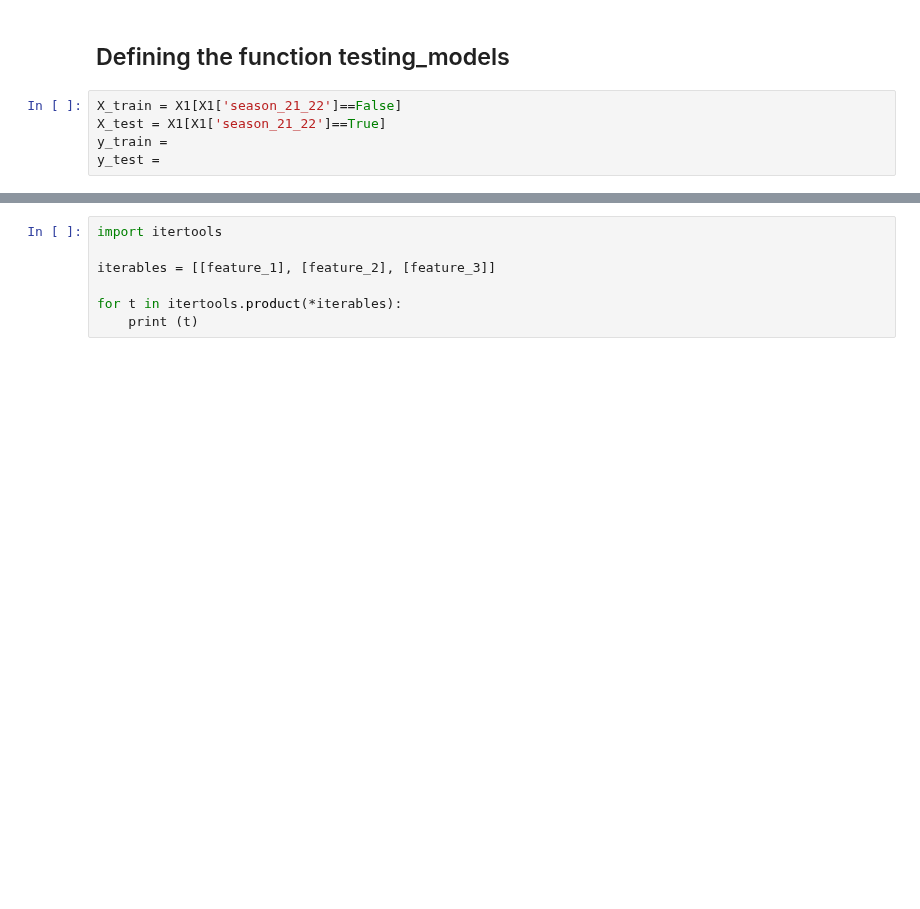
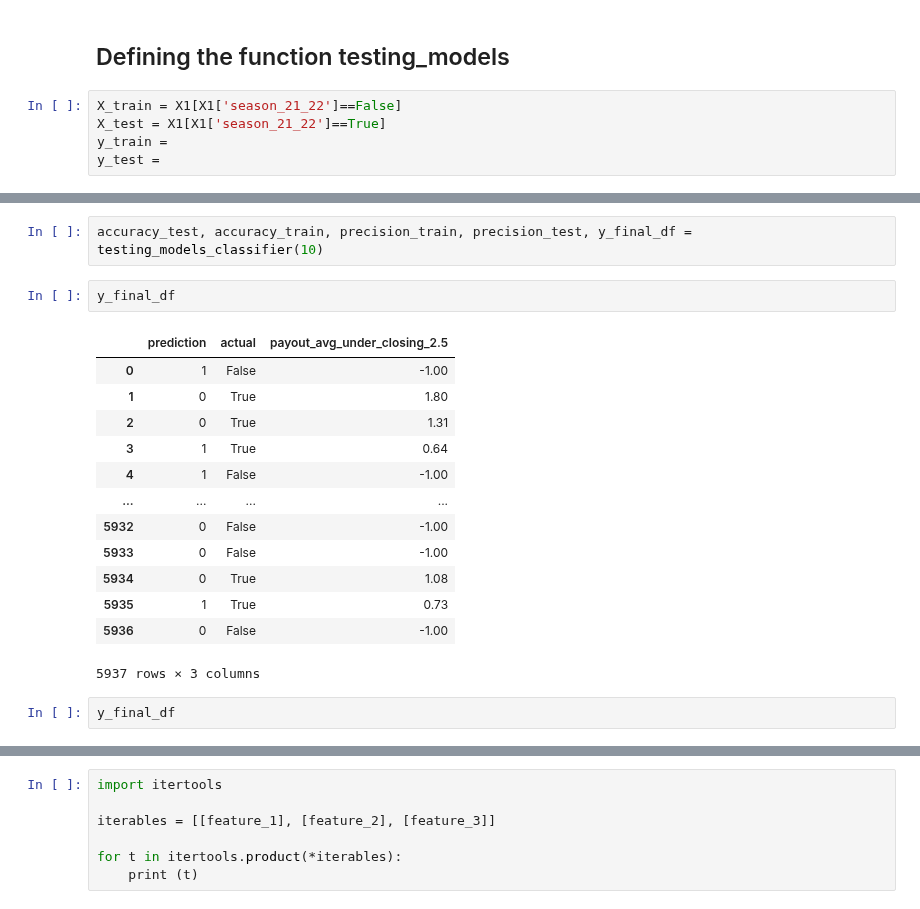
Before and after one commit to rafabertolace/OnThePitch, a Jupyter notebook: notebooks/ D7_KGB_Model____beat_the_delta!_v2_testing_the_model_with_more_years_and_Mkt.ipynb, the cells around one changed output, grey strips where cells are left out. Cells and saved outputs as stored; diff of their text form; blank space fills up the shorter version.

```diff
--- a/notebooks/ D7_KGB_Model____beat_the_delta!_v2_testing_the_model_with_more_years_and_Mkt.ipynb
+++ b/notebooks/ D7_KGB_Model____beat_the_delta!_v2_testing_the_model_with_more_years_and_Mkt.ipynb
@@ -542,3 +730,23 @@ y_test =
+# %%
+accuracy_test, accuracy_train, precision_train, precision_test, y_final_df = testing_models_classifier(10)
+# %%
+y_final_df
+# %% [output]
+|  | prediction | actual | payout_avg_under_closing_2.5 |
+| 0 | 1 | False | -1.00 |
+| 1 | 0 | True | 1.80 |
+| 2 | 0 | True | 1.31 |
+| 3 | 1 | True | 0.64 |
+| 4 | 1 | False | -1.00 |
+| ... | ... | ... | ... |
+| 5932 | 0 | False | -1.00 |
+| 5933 | 0 | False | -1.00 |
+| 5934 | 0 | True | 1.08 |
+| 5935 | 1 | True | 0.73 |
+| 5936 | 0 | False | -1.00 |
+5937 rows × 3 columns
+# %%
+y_final_df
 # %%
 # results_lr_true = []
 # results_lr_false = []
```
Also changed, not shown: parts of 25 cells of this notebook, 1 other file.
